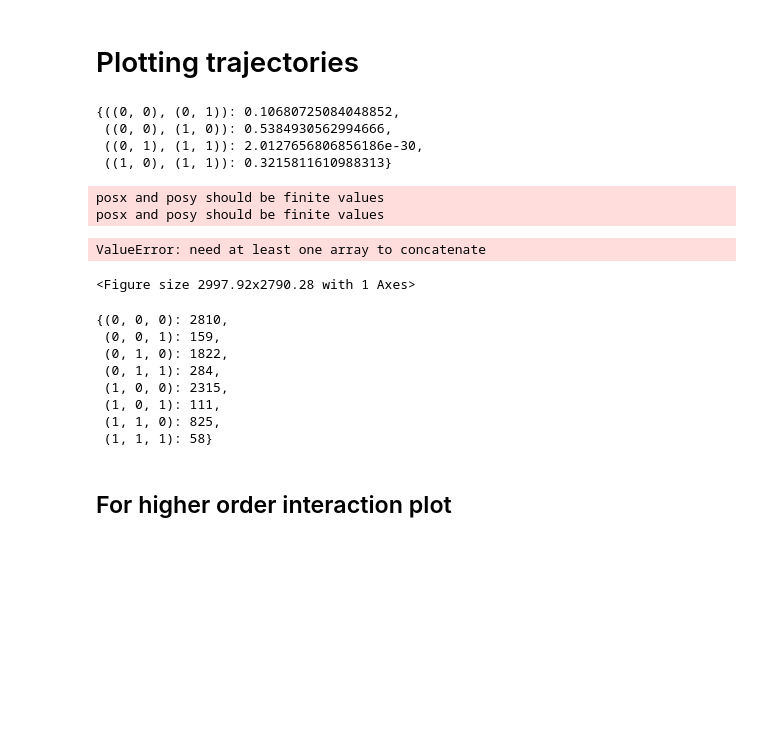
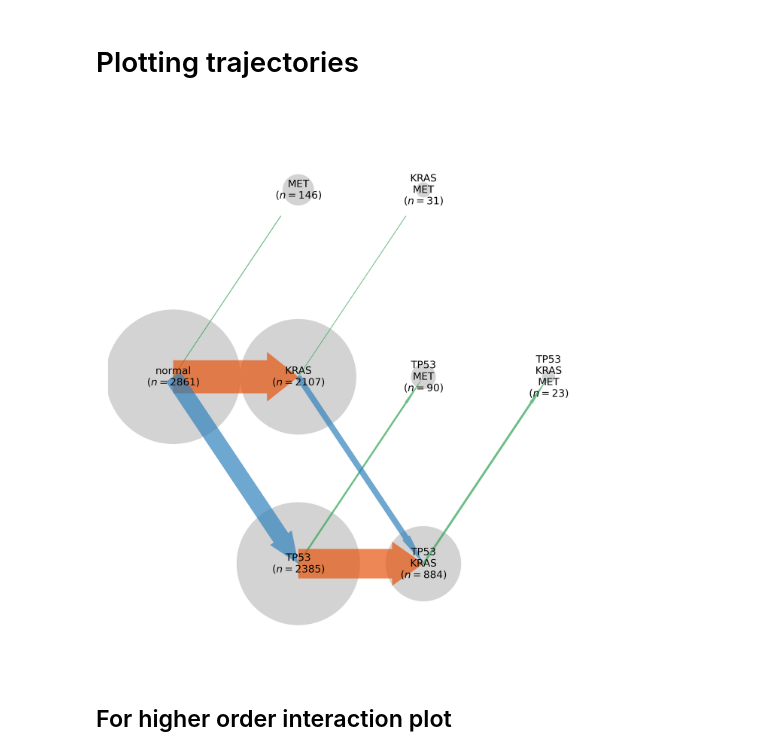
Before and after one commit to Townsend-Lab-Yale/lung-smoking, a Jupyter notebook: code/result_analysis/python_functions.ipynb, the cells around one changed output. Cells and saved outputs as stored; diff of their text form; code cells hidden in the pictures; blank space fills up the shorter version.

```diff
--- a/code/result_analysis/python_functions.ipynb
+++ b/code/result_analysis/python_functions.ipynb
@@ -203,31 +187,3 @@ cesR_mu_dict = cesR_mu_df.drop(["method","rate_ci_low","rate_ci_high"],axis=1).g
-# %%
-all_samples = {dataset_key: np.load(location_output + "/" + dataset_key + "_samples.npy", allow_pickle=True).item()
-              for dataset_key in results_keys}
-
-# sample_dict = {M:{key:value for key,value in all_samples.items() if len(key) == M} for M in [1,2,3]}
-# for k in range(2,4):
-#     Mk = "M"+str(k)
-#     sample_dict[Mk] = dict()
-
-#     sample_keys = list(positions_landscape(k, 'left_to_right').keys())
-#     empty_keys = np.where([-1 in tup for tup in list(positions_landscape(k, 'left_to_right').keys())])[0]
-
-#     for dataset_key in results_keys:
-#         sample_dict[Mk][dataset_key] = dict()
-
-#         sample_dict = np.load(location_output + "/" + dataset_key + "_samples.npy", allow_pickle=True).item()
-        # gene_combos = list(Mk_samples.keys())
-        # for row in range(len(gene_combos)):
-        #     #gene_combo_key_name = tuple(gene_combos[row].strip('()').split(","))
-        #     gene_combo_key_name = gene_combos[row]
-        #     sample_dict[Mk][dataset_key][gene_combo_key_name] = dict()
-        #     for i in range(len(sample_keys)):
-        #         if i in empty_keys:
-        #             sample_dict[Mk][dataset_key][gene_combo_key_name][sample_keys[i]] = 0
-        #         else:
-        #             sample_dict[Mk][dataset_key][gene_combo_key_name][sample_keys[i]] = Mk_samples.loc[row,str(sample_keys[i])]
-
-# sample_dict
 # %%
 def plot_trajectory(gene_list, dataset_key, param="selection", scale_circle_areas=0.01,multiplier_font_size=1.5,scale_arrows=None):
     if not isinstance(gene_list,list):
@@ -239,7 +195,6 @@ def plot_trajectory(gene_list, dataset_key, param="selection", scale_circle_area
         elif param == "mutation": scale_arrows = 1*10**5
         elif param == "selection": scale_arrows = 0.5*10**(-6)
 
-    Mk = "M" + str(len(gene_list))
     gene_tuple = tuple(gene_list)
 
     if param == "fixation": values = fluxes_mles[dataset_key][gene_tuple]
@@ -262,31 +217,10 @@ def plot_trajectory(gene_list, dataset_key, param="selection", scale_circle_area
         plot_name='trajectory' + dataset_key + '_'.join(gene_tuple) + param
     )
     return p
-# %%
-fluxes_mles['pan_data'][('TP53', 'EGFR')]
-# %% [output]
-{((0, 0), (0, 1)): 0.10680725084048852,
- ((0, 0), (1, 0)): 0.5384930562994666,
- ((0, 1), (1, 1)): 2.0127656806856186e-30,
- ((1, 0), (1, 1)): 0.3215811610988313}
 # %%
-plot_trajectory(['TP53'],'pan_data','selection')
+plot_trajectory(['TP53', 'KRAS', 'MET'],'pan_data','selection')
 # %% [output]
-posx and posy should be finite values
-posx and posy should be finite values
-ValueError: need at least one array to concatenate
-<Figure size 2997.92x2790.28 with 1 Axes>
+[figure, added]
-# %%
-convert_samples_to_dict(all_samples['pan_data'][('TP53', 'KRAS', 'ATM')])
-# %% [output]
-{(0, 0, 0): 2810,
- (0, 0, 1): 159,
- (0, 1, 0): 1822,
- (0, 1, 1): 284,
- (1, 0, 0): 2315,
- (1, 0, 1): 111,
- (1, 1, 0): 825,
- (1, 1, 1): 58}
 # %% [markdown]
 ## For higher order interaction plot
 # %% [markdown]
```
Also changed, not shown: parts of 3 cells of this notebook, 1 other file.
